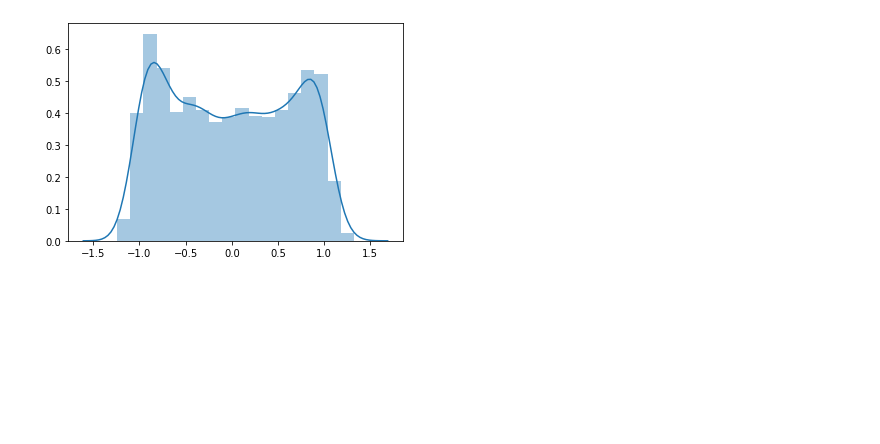
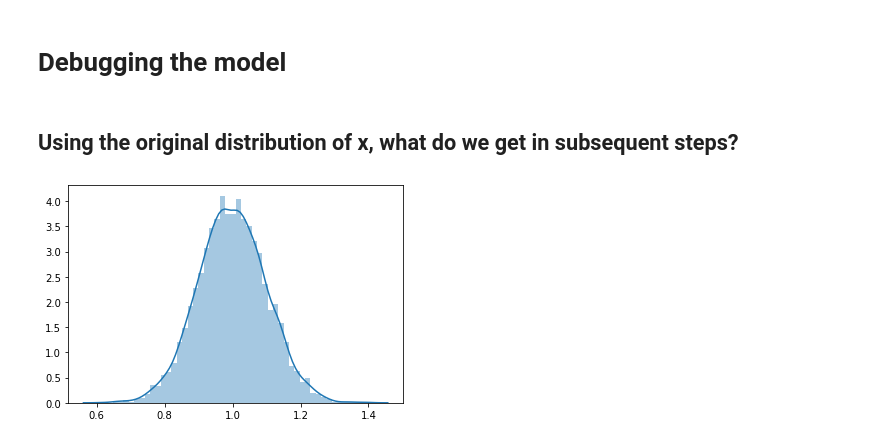
Before and after one commit to Chechgm/causal_effect_estimation_using_nade, a Jupyter notebook: 5-Front_door.ipynb, the cells around one changed output. Drawn from its saved outputs; the diff is of its cells as text; code cells hidden in the pictures; blank space fills up the shorter version.

```diff
--- a/5-Front_door.ipynb
+++ b/5-Front_door.ipynb
@@ -152,4 +150,18 @@ x = np.random.normal(np.sin(u), 0.1)
+# %% [markdown]
+# Debugging the model
+# %% [markdown]
+## Using the original distribution of x, what do we get in subsequent steps?
+# %%
+X_dist_a    = Normal(torch.sin(U_samples_a), 0.1)
+X_samples_a = X_dist_a.sample().view(n_samples,1)/data.sd[0]
+
+
+Z_dist_a_0    = Normal(1+((-torch.zeros_like(X_samples_a))**2), 0.1)
+Z_samples_a_0 = Z_dist_a_0.sample()/data.sd[1]
+
+Z_dist_a_05    = Normal(1+(-torch.ones_like(X_samples_a)*0.5)**2, 0.1)
+Z_samples_a_05 = Z_dist_a_05.sample()/data.sd[1]
 # %%
-ax = sns.distplot(x)
+ax= sns.distplot((Z_samples_a_0*data.sd[1]).detach().numpy())
 # %% [output]
-[figure, old version]
+[figure, new version]
```
Also changed, not shown: parts of 26 cells of this notebook, 3 other files.
